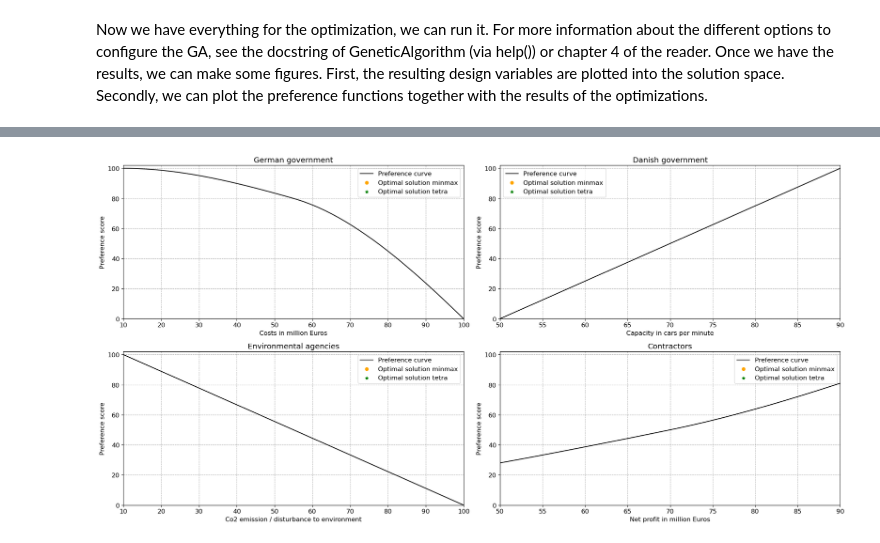
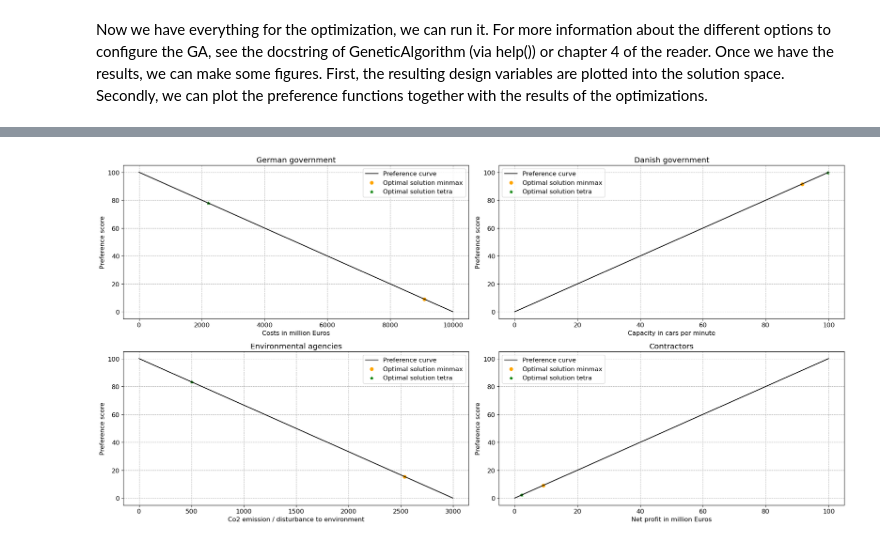
Before and after one commit to bram-eng/HOS_group_7, a Jupyter notebook: Systems Design, Preferendus/SOI_Femerhnbelt_2_4.ipynb, the cells around one changed output, grey strips where cells are left out. Drawn from its saved outputs; the diff is of its cells as text; code cells hidden in the pictures.

```diff
--- a/Systems Design, Preferendus/SOI_Femerhnbelt_2_4.ipynb
+++ b/Systems Design, Preferendus/SOI_Femerhnbelt_2_4.ipynb
@@ -4,6 +4,13 @@ import numpy as np
 from scipy.interpolate import pchip_interpolate
 
 from genetic_algorithm_pfm.genetic_algorithm_pfm.algorithm import GeneticAlgorithm
+
+def check_p_score(p):
+    mask1 = p < 0
+    mask2 = p > 100
+    p[mask1] = 0
+    p[mask2] = 100
+    return p
 # %% [markdown]
 Set Weights for Different Objectives
 # %%
@@ -86,7 +97,7 @@ def constraint_1(variables):
     x1 = variables[:, 0]
     x2 = variables[:, 1]
 
-    return -(x1) + 200  # < 0
+    return -(x1) + 2  # < 0
 
 
 def constraint_2(variables):
@@ -98,7 +109,7 @@ def constraint_2(variables):
     x1 = variables[:, 0]
     x2 = variables[:, 1]
 
-    return x1 - 500  # < 0
+    return x1 - 5  # < 0
 
 def constraint_3(variables):
     """Constraint that the element should be at least 50 meters.
@@ -127,7 +138,7 @@ def constraint_4(variables):
 cons = [['ineq', constraint_1], ['ineq', constraint_2], ['ineq', constraint_3], ['ineq', constraint_4]]
 
 # set bounds for all variables
-b1 = [200, 500]  # x1
+b1 = [2, 5]  # x1
 b2 = [50, 500]  # x2
 bounds = [b1, b2]
 # %% [markdown]
@@ -216,18 +228,6 @@ Now we have everything for the optimization, we can run it. For more information
 paradigm = ['minmax', 'tetra']
 marker = ['o', '*']
 colours = ['orange','green']
-
-# Coefficients
-coef1 = 0.9/3
-coef2 = 0.2/3
-coef3 = 0.8/3
-coef4 = 1.1/3
-coef5 = 0.4/3
-coef6 = 1.2/3
-coef7 = 0.5/3
-coef8 = 0.3/3
-coef9 = 0.1/3
-
 
 # The figure and axes are defined before the loop
 fig = plt.figure(figsize=(20, 10))
@@ -241,46 +241,46 @@ for i in range(2):
     # make dictionary with parameter settings for the GA run with the IMAP solver
     options = {
         'n_bits': 8,
-        'n_iter': 400,
-        'n_pop': 500,
+        'n_iter': 100,
+        'n_pop': 1000,
         'r_cross': 0.8,
-        'max_stall': 8,
+        'max_stall': 50,
         'aggregation': paradigm[i], # minmax or tetra
         'var_type': 'real'
     }
 
     # run the GA and print its result
     print(f'Run GA with ' + paradigm[i])
-    ga = GeneticAlgorithm(objective=objective, constraints=cons, bounds=bounds, options=options)
+    ga = GeneticAlgorithm(objective=objective, constraints=cons, bounds=bounds, options=options, start_points_population=[[3.0, 300.0]])
     score_IMAP, design_variables_IMAP, _ = ga.run()
+
+    c1_res = 100*design_variables_IMAP[0] + 34*design_variables_IMAP[1]
+    c2_res = 20*design_variables_IMAP[0]
+    c3_res = 10*design_variables_IMAP[1]
+    c4_res = 0.1*design_variables_IMAP[0] + 0.034*design_variables_IMAP[1]
+
 
     print(f'Optimal result for x1 = {round(design_variables_IMAP[0], 2)} lane width and '
           f'x2 = {round(design_variables_IMAP[1], 2)} meters of tunnel element length ')
 
-    costs = round(design_variables_IMAP[0] + design_variables_IMAP[1])
+    costs = round(c1_res)
     print(f'costs: {costs}')
 
-    capacity = round(design_variables_IMAP[0])
+    capacity = round(c2_res)
     print(f'capacity: {capacity}')
 
-    ecological_impact = round(design_variables_IMAP[1])
-    print(f'capacity: {ecological_impact}')
+    ecological_impact = round(c3_res)
+    print(f'CO2 emissions: {ecological_impact}')
 
-    net_profit = round(design_variables_IMAP[0] + design_variables_IMAP[1])
+    net_profit = round(c4_res)
     print(f'Net profit is:{net_profit}')
 
     # Calculate individual preference scores for the GA results
-    c1_res = design_variables_IMAP[0] + design_variables_IMAP[1]
-    p1_res = pchip_interpolate([10, 30, 100], [100, 60, 0], (c1_res))
 
-    c2_res = design_variables_IMAP[0]
-    p2_res = pchip_interpolate([50, 70, 90], [0, 50, 100], (c2_res))
-
-    c3_res = design_variables_IMAP[1]
-    p3_res = pchip_interpolate([50, 70, 90], [0, 50, 100], (c3_res))
-
-    c4_res = design_variables_IMAP[0] + design_variables_IMAP[1]
-    p4_res = pchip_interpolate([50, 70, 90], [0, 50, 100], (c4_res))
+    p1_res = check_p_score(pchip_interpolate([0, 5000, 10000], [100, 50, 0], (c1_res)))
+    p2_res = check_p_score(pchip_interpolate([0, 50, 100], [0, 50, 100], (c2_res)))
+    p3_res = check_p_score(pchip_interpolate([0, 1500, 3000], [100, 50, 0], (c3_res)))
+    p4_res = check_p_score(pchip_interpolate([0, 50, 100], [0, 50, 100], (c4_res)))
 
     # Debugging prints to check the calculated values
     print(f"c1_res: {c1_res}, p1_res: {p1_res}")
@@ -290,36 +290,36 @@ for i in range(2):
 
     # Plot the preference curves
     if i == 0:  # Only plot curves once
-        c1 = np.linspace(10, 100)
-        c2 = np.linspace(50, 90)
-        c3 = np.linspace(10,100)
-        c4 = np.linspace(10,100)
+        c1 = np.linspace(0, 10000)
+        c2 = np.linspace(0, 100)
+        c3 = np.linspace(0,3000)
+        c4 = np.linspace(0,100)
 
-        # calculate the preference functions
-        p1 = pchip_interpolate([10, 55, 100], [100, 80, 0], (c1))
-        p2 = pchip_interpolate([50, 70, 90], [0, 50, 100], (c2))
-        p3 = pchip_interpolate([10, 55, 100], [100, 50, 0], (c3))
-        p4 = pchip_interpolate([10, 70, 100], [0, 50, 100], (c4))
+        # # calculate the preference functions
+        # p1 = pchip_interpolate([10, 55, 100], [100, 80, 0], (c1))
+        # p2 = pchip_interpolate([50, 70, 90], [0, 50, 100], (c2))
+        # p3 = pchip_interpolate([10, 55, 100], [100, 50, 0], (c3))
+        # p4 = pchip_interpolate([10, 70, 100], [0, 50, 100], (c4))
 
         ax1.plot(c1, p1, label='Preference curve', color='black')
-        ax1.set_xlim((10, 100))
-        ax1.set_ylim((0, 102))
+        # ax1.set_xlim((5000, 10000))
+        # ax1.set_ylim((0, 102))
         ax1.set_title('German government')
         ax1.set_xlabel('Costs in million Euros')
         ax1.set_ylabel('Preference score')
         ax1.grid(linestyle='--')
 
         ax2.plot(c2, p2, label='Preference curve', color='black')
-        ax2.set_xlim((50, 90))
-        ax2.set_ylim((0, 102))
+        # ax2.set_xlim((50, 100))
+        # ax2.set_ylim((0, 102))
         ax2.set_title('Danish government')
         ax2.set_xlabel('Capacity in cars per minute')
         ax2.set_ylabel('Preference score')
         ax2.grid(linestyle='--')
 
         ax3.plot(c3, p3, label='Preference curve', color='black')
-        ax3.set_xlim((10, 100))
-        ax3.set_ylim((0, 102))
+        # ax3.set_xlim((1000, 3000))
+        # ax3.set_ylim((0, 102))
         ax3.set_title('Environmental agencies')
         ax3.set_xlabel('Co2 emission / disturbance to environment')
         ax3.set_ylabel('Preference score')
@@ -328,8 +328,8 @@ for i in range(2):
         ax3.grid(linestyle = '--')
 
         ax4.plot(c4, p4, label='Preference curve', color='black')
-        ax4.set_xlim((50, 90))
-        ax4.set_ylim((0, 102))
+        # ax4.set_xlim((50, 100))
+        # ax4.set_ylim((0, 102))
         ax4.set_title('Contractors')
         ax4.set_xlabel('Net profit in million Euros')
         ax4.set_ylabel('Preference score')
@@ -373 +373 @@ c4_res: 997.0703125, p2_res: 2367.67578125
-[figure, old version]
+[figure, new version]
```
Also changed, not shown: parts of 3 cells of this notebook, 2 other files.
